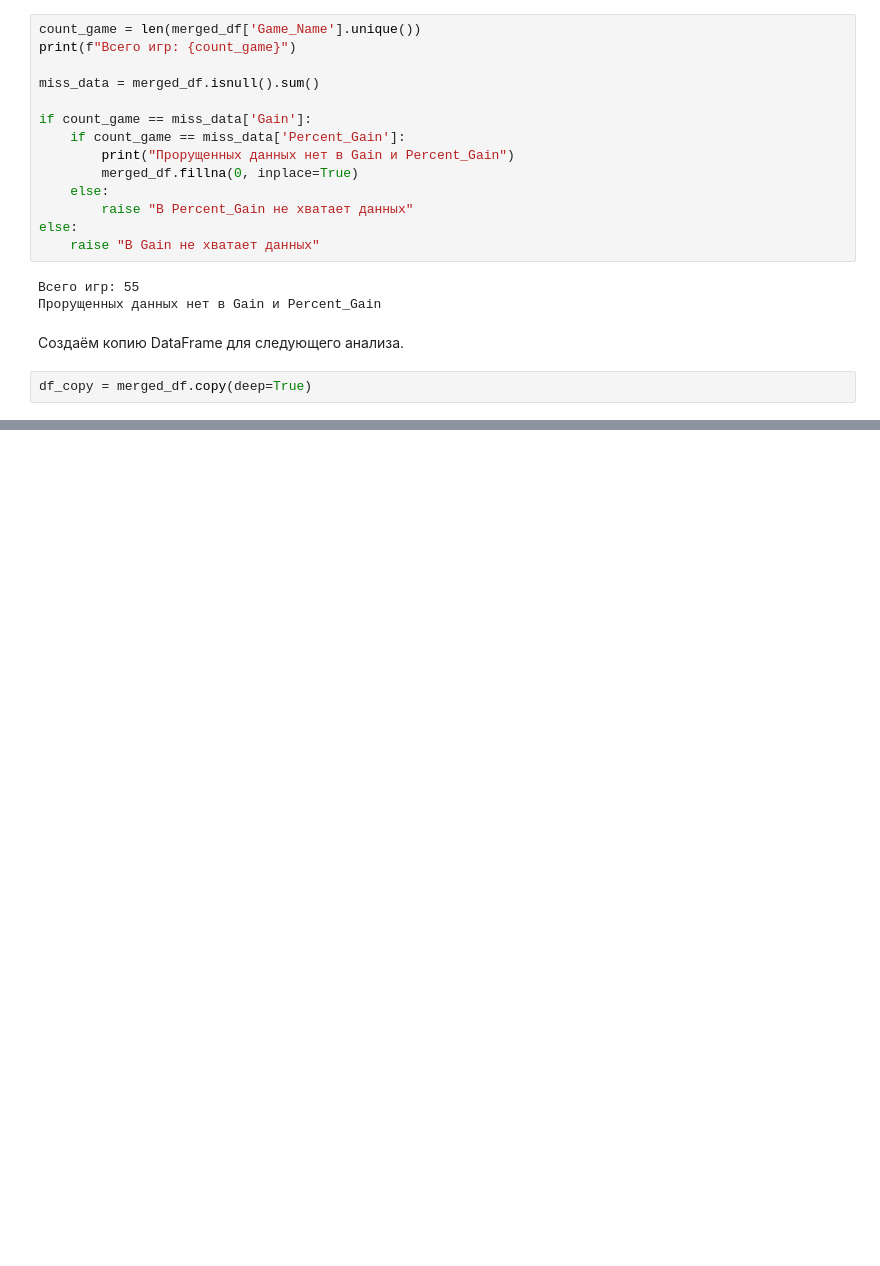
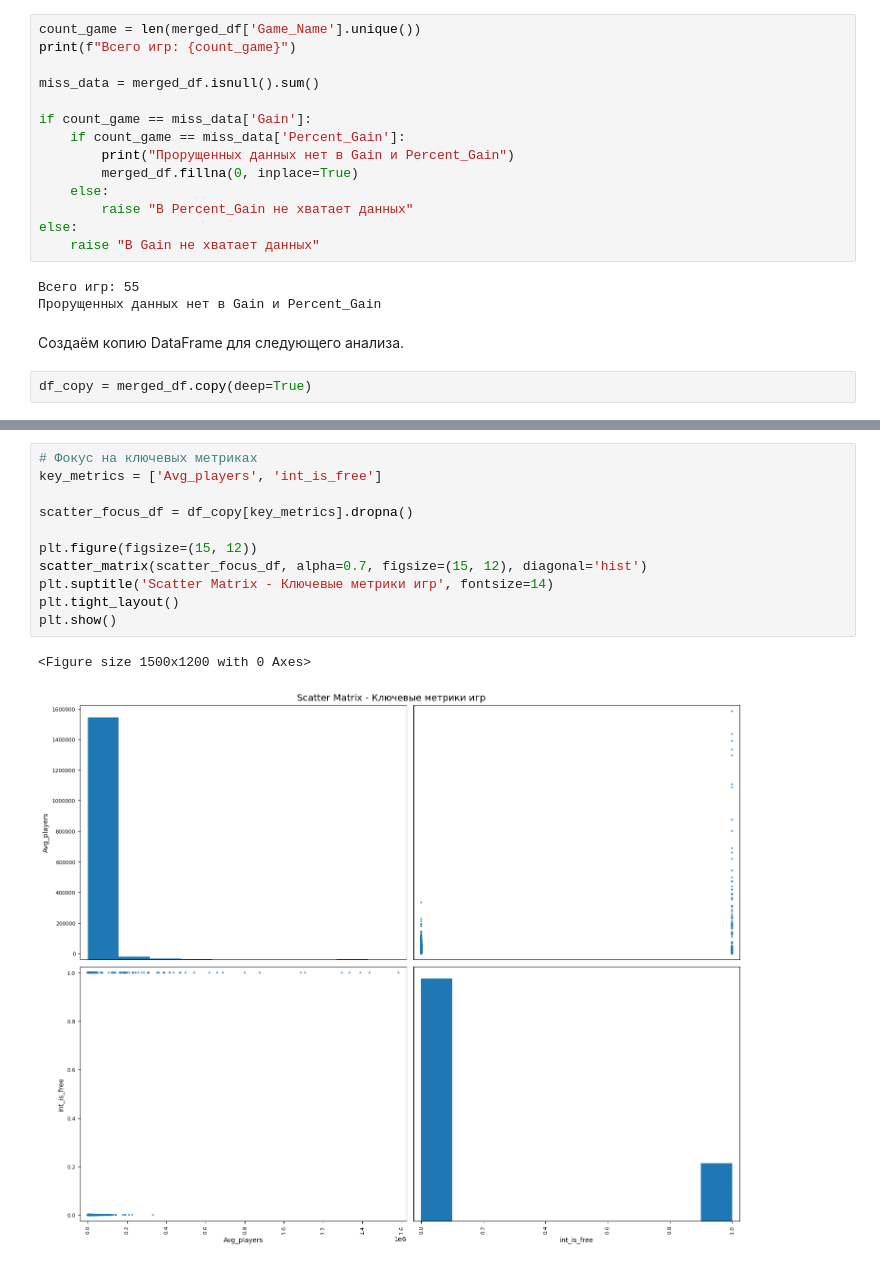
Before and after one commit to George-Mironenko/Game-Analysis, a Jupyter notebook: Game Analysis.ipynb, the cells around one changed output, grey strips where cells are left out. Saved outputs shown, nothing was run; the diff lists cells and outputs as text; blank space fills up the shorter version.

```diff
--- a/Game Analysis.ipynb
+++ b/Game Analysis.ipynb
@@ -184,0 +297,14 @@ df_copy = merged_df.copy(deep=True)
+# %%
+# Фокус на ключевых метриках
+key_metrics = ['Avg_players', 'int_is_free']
+
+scatter_focus_df = df_copy[key_metrics].dropna()
+
+plt.figure(figsize=(15, 12))
+scatter_matrix(scatter_focus_df, alpha=0.7, figsize=(15, 12), diagonal='hist')
+plt.suptitle('Scatter Matrix - Ключевые метрики игр', fontsize=14)
+plt.tight_layout()
+plt.show()
+# %% [output]
+<Figure size 1500x1200 with 0 Axes>
+[figure, added]
```
Also changed, not shown: parts of 89 cells of this notebook, 1 other file.
